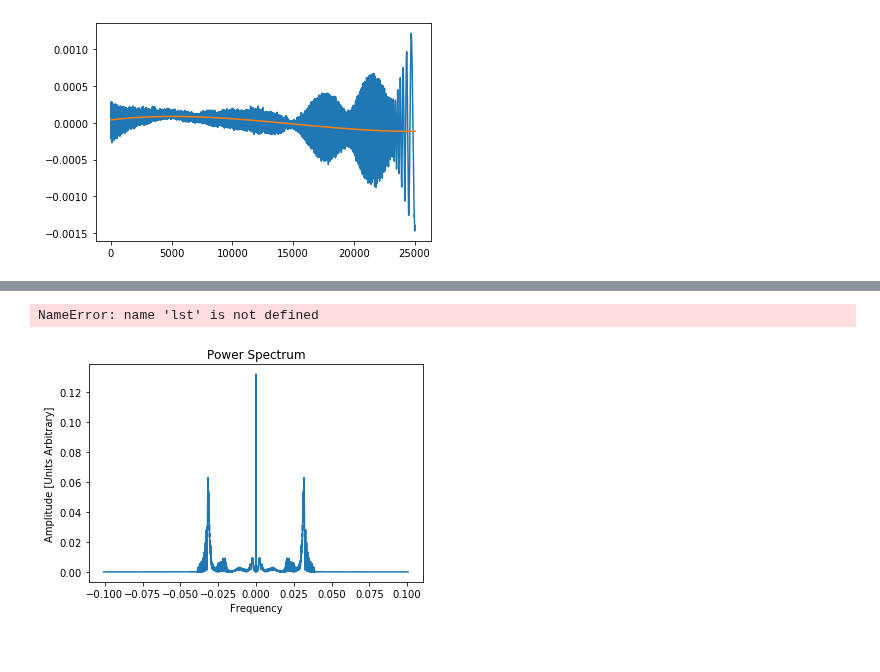
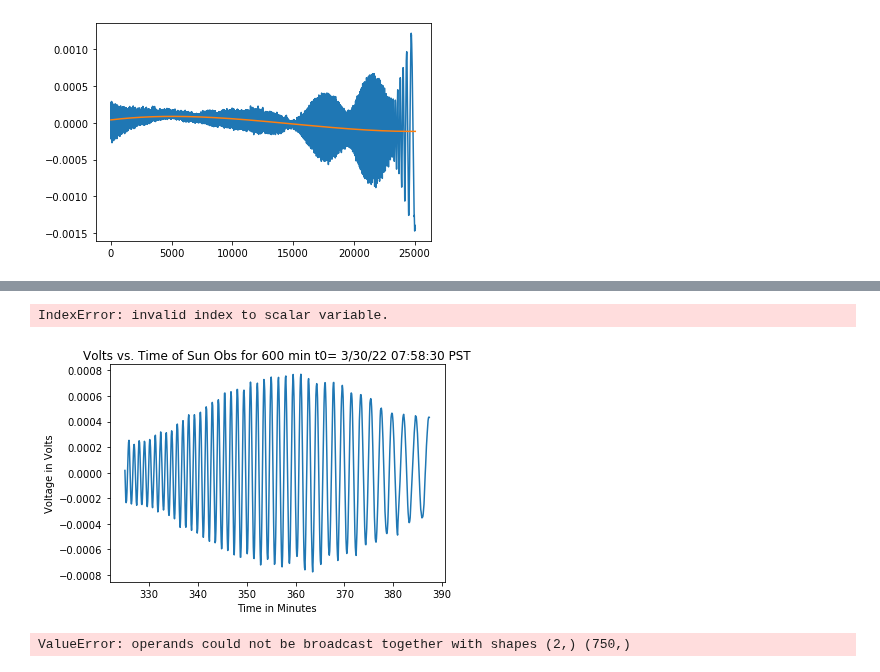
Before and after one commit to nolanylee/astro121lab, a Jupyter notebook: Sun Data??.ipynb, the cells around one changed output, grey strips where cells are left out. Cells and saved outputs as stored; diff of their text form; code cells hidden in the pictures.

```diff
--- a/Sun Data??.ipynb
+++ b/Sun Data??.ipynb
@@ -75,23 +94,34 @@ Bns = 0
 L = ugradio.nch.lat # latitude
 wl = .0250  # wavelength in meters
 # ntg = nu tao g
-ntg = (Bew / wl *np.cos(Dec)) * np.sin(RA - lst) + (Bns / wl * np.sin(L)*np.cos(Dec))*np.cos(RA - lst)
+hs = RA - lst
+ntg = (Bew / wl *np.cos(Dec)) * np.sin(hs) + (Bns / wl * np.sin(L)*np.cos(Dec))*np.cos(hs)
+ntg_trunc = ntg[3900:4650]
 print(ntg)
 
 # now this needs to go into eq 12 (f is a function of A and B)
 # %% [output]
-NameError: name 'lst' is not defined
+IndexError: invalid index to scalar variable.
-# %%
-voltage_spectrum = np.fft.fft(sun_volts)
-voltage_spectrum[0] = 0 # this is the same as subtracting the mean in the timeseries data
-power_spectrum = np.abs(voltage_spectrum)**2
-frequencies = np.fft.fftfreq(len(power_spectrum), dt)
-
-plt.figure()
-plt.title("Power Spectrum")
-plt.xlabel("Frequency")
-plt.ylabel("Amplitude [Units Arbitrary]")
-plt.plot(np.fft.fftshift(frequencies), np.fft.fftshift(power_spectrum)) # shifting the arrays to read correctly
-plt.show()
-# %% [output]
-[figure, removed]
+# %%
+plt.figure()
+plt.xlabel("Time in Minutes")
+plt.ylabel("Voltage in Volts")
+plt.title("Volts vs. Time of Sun Obs for 600 min t0= 3/30/22 07:58:30 PST")
+plt.plot(sun_times[3900:4650]/60, sun_volts[3900:4650])
+plt.show()
+# %% [output]
+[figure, added]
+# %%
+F = sun_volts[3900:4650]
+def model(A,B):
+    return A*np.cos(2*np.pi*ntg) + B*np.sin(2*np.pi*ntg)
+
+def chisq(A,B):
+    stuff = model(A,B)
+    return np.sum((stuff-F)**2)
+
+res = scipy.optimize.minimize(chisq, np.array([.0006,.0004]))
+A, B = res.x
+print(res.success, res.message)
+# %% [output]
+ValueError: operands could not be broadcast together with shapes (2,) (750,)
```
Also changed, not shown: parts of 8 cells of this notebook.
